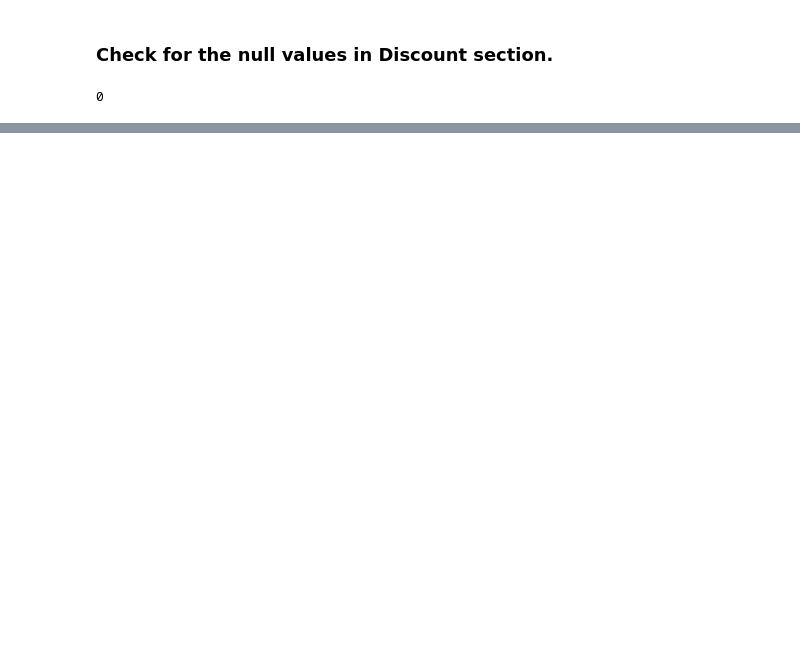
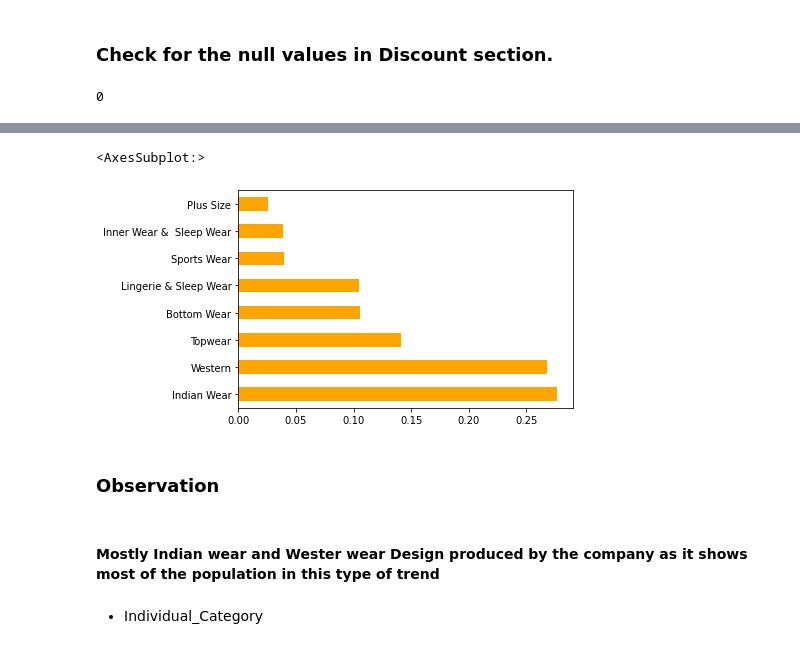
Before and after one commit to Jahanwi07/Myntra-Online-Shopping, a Jupyter notebook: EDA _PROJECT.ipynb, the cells around one changed output, grey strips where cells are left out. Saved outputs shown, nothing was run; the diff lists cells and outputs as text; code cells hidden in the pictures; blank space fills up the shorter version.

```diff
--- a/EDA _PROJECT.ipynb
+++ b/EDA _PROJECT.ipynb
@@ -391,0 +438,11 @@ New Shape:  (492848, 13)
+# %%
+data1.Category.value_counts(normalize=True).plot.barh(color=["Orange"])
+# %% [output]
+<AxesSubplot:>
+[figure, added]
+# %% [markdown]
+### Observation
+# %% [markdown]
+#### Mostly Indian wear and Wester wear  Design produced by the company as it shows most of the population in this type of trend
+# %% [markdown]
+- Individual_Category
```
Also changed, not shown: parts of 61 cells of this notebook.
